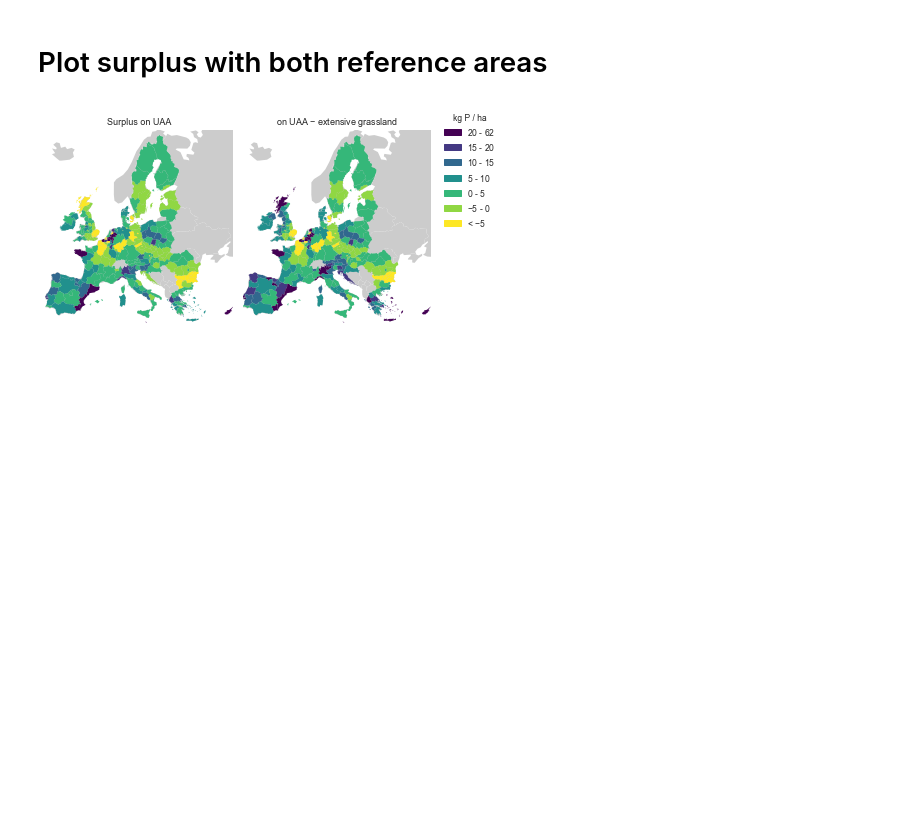
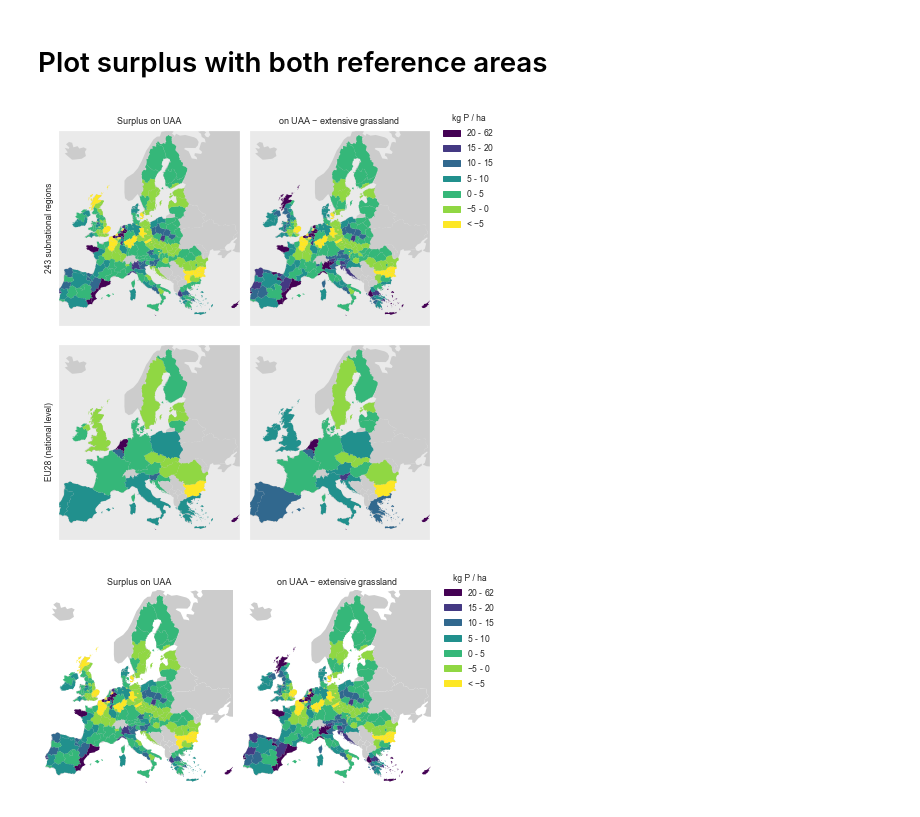
Before and after one commit to rasmuse/subnational-p-budgets, a Jupyter notebook: P budget.ipynb, the cells around one changed output. Saved outputs shown, nothing was run; the diff lists cells and outputs as text; code cells hidden in the pictures; blank space fills up the shorter version.

```diff
--- a/P budget.ipynb
+++ b/P budget.ipynb
@@ -242,7 +246,7 @@ surplus = {
 # %% [markdown]
 # Prepare for plotting
 # %%
-nuts_geo = geopandas.read_file(settings.NUTS_GIS_PATH).set_index('NUTS_ID').loc[selected_regions]
+nuts_geo = geopandas.read_file(settings.NUTS_GIS_PATH).set_index('NUTS_ID')
 
 def plot_variable_choropleth(s, ax=None, **kwargs):
     key = s.name
@@ -327,6 +331,52 @@ findfont: Font family ['cursive'] not found. Falling back to DejaVu Sans.
 [figure]
 # %% [markdown]
 # Plot surplus with both reference areas
+# %%
+fig, axs = plt.subplots(ncols=2, nrows=2, figsize=(TEXTWIDTH, COLWIDTH * 2))
+
+subplots = [
+    dict(
+        title='Surplus on UAA',
+        dataset=surplus['UAA'],
+        legend=False,
+        ylabel=f"{len(surplus['UAA'])} subnational regions",
+    ),
+    dict(
+        title='on UAA $-$ extensive grassland',
+        dataset=surplus['UAA_XJ2000_J3000'],
+        legend=True,
+        ylabel=None,
+    ),
+    dict(
+        title=None,
+        dataset=surplus_all['UAA'].reindex(EU28_countries),
+        legend=False,
+        ylabel='EU28 (national level)',
+    ),
+    dict(
+        title=None,
+        dataset=surplus_all['UAA_XJ2000_J3000'].reindex(EU28_countries),
+        legend=False,
+        ylabel=None,
+    )
+]
+
+for ax, sp in zip(axs.flat, subplots):
+    plot_variable_choropleth(
+        sp['dataset'].rename('surplus'),
+        legend=sp['legend'],
+        ax=ax,
+    )
+    ax.set_title(sp['title'])
+    ax.set_ylabel(sp['ylabel'])
+    ax.axis('on')
+    ax.xaxis.set_ticks([])
+    ax.yaxis.set_ticks([])
+
+adjust_print_plot(fig, right=0.85, left=0.03)
+fig.savefig('outdata/figures/Fig3.pdf')
+# %% [output]
+[figure, added]
 # %%
 fig, axs = plt.subplots(ncols=2, figsize=(TEXTWIDTH, COLWIDTH * 1.1))
 
```
Also changed, not shown: parts of 29 cells of this notebook.
